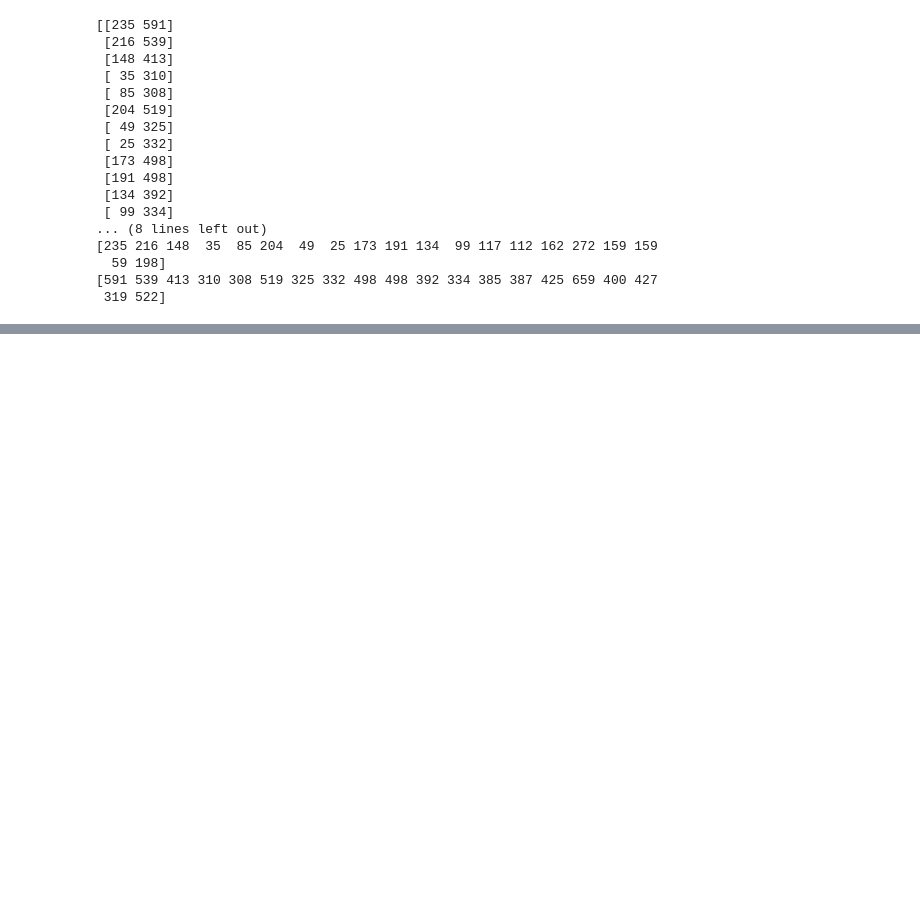
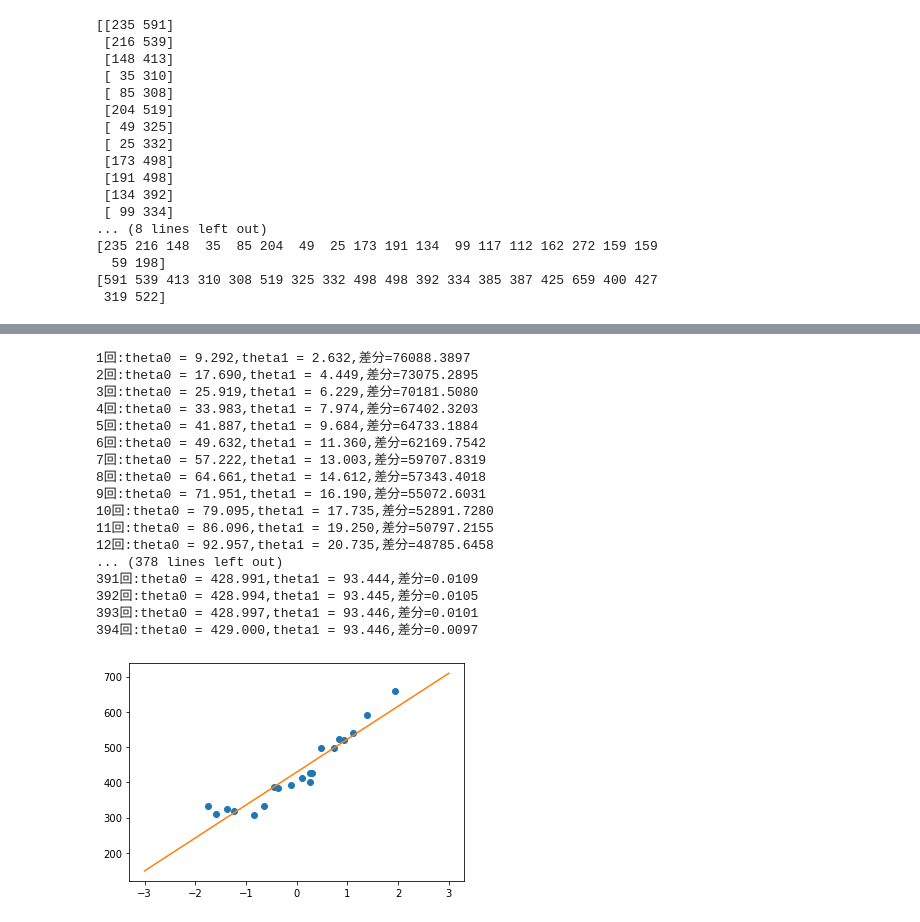
Before and after one commit to zero18zz/first-project, a Jupyter notebook: src/test1_linear.ipynb, the cells around one changed output, grey strips where cells are left out. Cells and saved outputs as stored; diff of their text form; code cells hidden in the pictures; blank space fills up the shorter version.

```diff
--- a/src/test1_linear.ipynb
+++ b/src/test1_linear.ipynb
@@ -64,0 +67,44 @@ while diff > 1e-2:
+# %%
+while diff > 1e-2:
+    #更新结果一时保存
+    tmp_theta0 = theta0 - ETA * np.sum((f(train_z) - train_y))
+    tmp_theta1 = theta1 - ETA * np.sum((f(train_z) - train_y) * train_z)
+
+    #参数更新
+    theta0 = tmp_theta0
+    theta1 = tmp_theta1
+
+    #跟前回误差的差分计算
+    current_error = E(train_z, train_y)
+    diff = error-current_error
+    error = current_error
+
+    #log输出
+    count += 1
+    log = "{}回:theta0 = {:.3f},theta1 = {:.3f},差分={:.4f}"
+    print(log.format(count, theta0, theta1,diff))
+
+#plot确认
+x = np.linspace(-3,3,100)
+plt.plot(train_z,train_y,'o')
+plt.plot(x,f(x))
+plt.show()
+# %% [output]
+1回:theta0 = 9.292,theta1 = 2.632,差分=76088.3897
+2回:theta0 = 17.690,theta1 = 4.449,差分=73075.2895
+3回:theta0 = 25.919,theta1 = 6.229,差分=70181.5080
+4回:theta0 = 33.983,theta1 = 7.974,差分=67402.3203
+5回:theta0 = 41.887,theta1 = 9.684,差分=64733.1884
+6回:theta0 = 49.632,theta1 = 11.360,差分=62169.7542
+7回:theta0 = 57.222,theta1 = 13.003,差分=59707.8319
+8回:theta0 = 64.661,theta1 = 14.612,差分=57343.4018
+9回:theta0 = 71.951,theta1 = 16.190,差分=55072.6031
+10回:theta0 = 79.095,theta1 = 17.735,差分=52891.7280
+11回:theta0 = 86.096,theta1 = 19.250,差分=50797.2155
+12回:theta0 = 92.957,theta1 = 20.735,差分=48785.6458
+... (378 lines left out)
+391回:theta0 = 428.991,theta1 = 93.444,差分=0.0109
+392回:theta0 = 428.994,theta1 = 93.445,差分=0.0105
+393回:theta0 = 428.997,theta1 = 93.446,差分=0.0101
+394回:theta0 = 429.000,theta1 = 93.446,差分=0.0097
+[figure, added]
```
Also changed, not shown: parts of 2 cells of this notebook.
